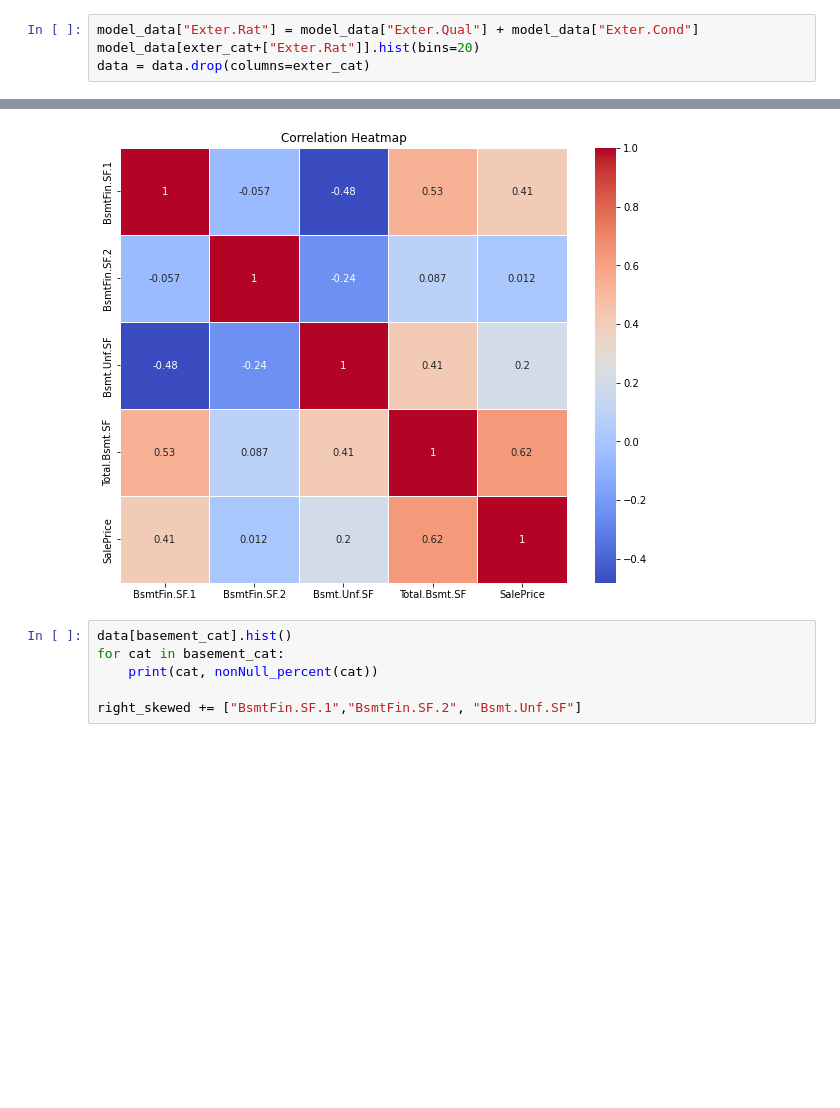
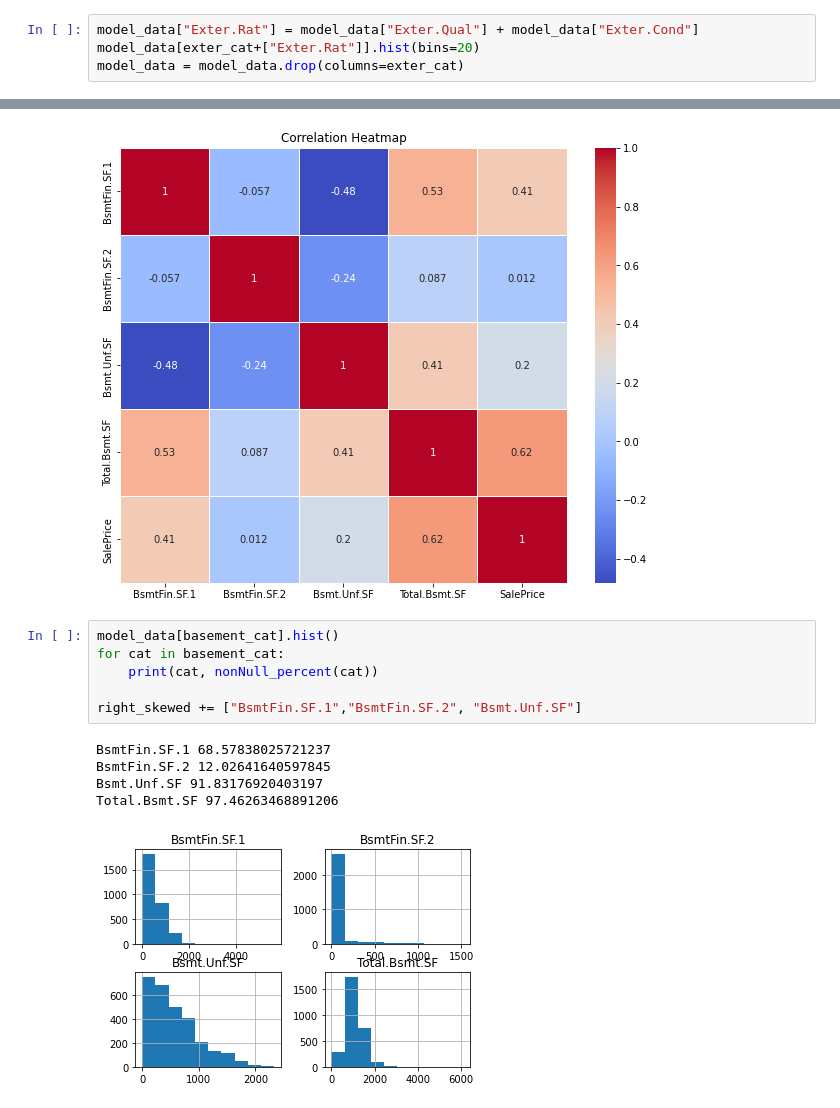
Before and after one commit to P-ASilva/ames, a Jupyter notebook: notebooks/08_final_model_analysis_and_feature_enginnering.ipynb, the cells around one changed output, grey strips where cells are left out. Drawn from its saved outputs; the diff is of its cells as text; blank space fills up the shorter version.

```diff
--- a/notebooks/08_final_model_analysis_and_feature_enginnering.ipynb
+++ b/notebooks/08_final_model_analysis_and_feature_enginnering.ipynb
@@ -149,7 +149,7 @@ Além disso, podemos verificar atráves dos histogramas que a feature criada tem
 # %%
 model_data["Exter.Rat"] = model_data["Exter.Qual"] + model_data["Exter.Cond"]
 model_data[exter_cat+["Exter.Rat"]].hist(bins=20)
-data = data.drop(columns=exter_cat)
+model_data = model_data.drop(columns=exter_cat)
 # %% [output]
 [figure]
 # %% [markdown]
@@ -161,8 +161,14 @@ heatMapCorr(basement_cat) # checking relevance...
 # %% [output]
 [figure]
 # %%
-data[basement_cat].hist()
+model_data[basement_cat].hist()
 for cat in basement_cat:
     print(cat, nonNull_percent(cat))
 
 right_skewed += ["BsmtFin.SF.1","BsmtFin.SF.2", "Bsmt.Unf.SF"]
+# %% [output]
+BsmtFin.SF.1 68.57838025721237
+BsmtFin.SF.2 12.02641640597845
+Bsmt.Unf.SF 91.83176920403197
+Total.Bsmt.SF 97.46263468891206
+[figure, added]
```
Also changed, not shown: parts of 11 cells of this notebook.
